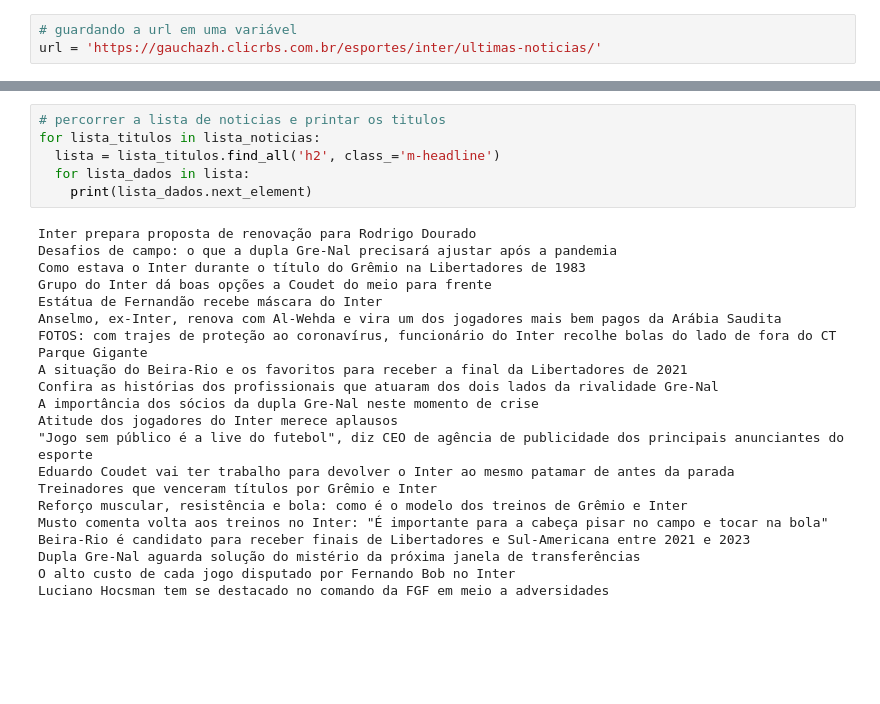
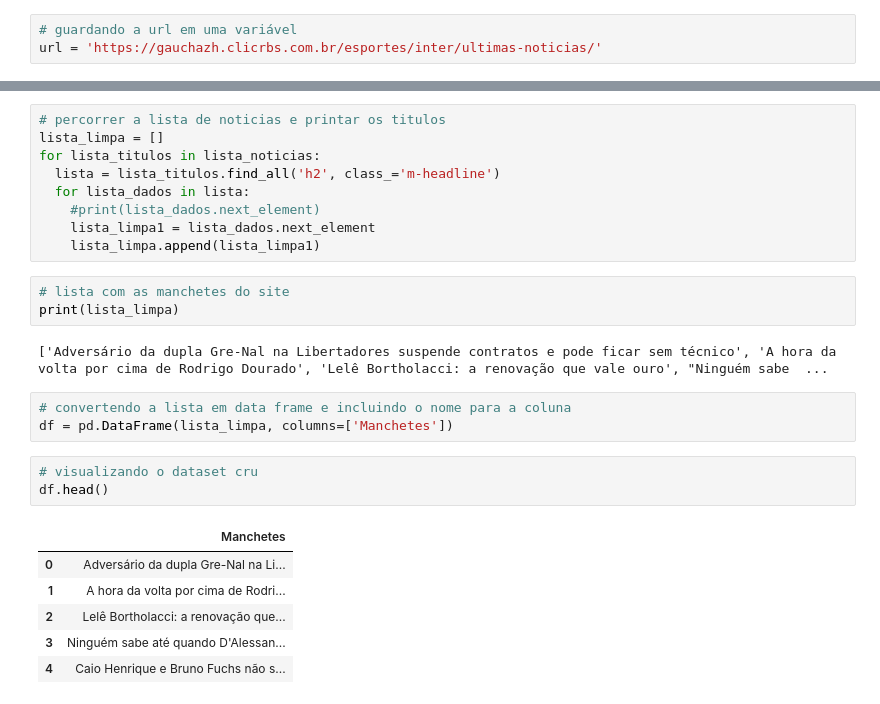
Before and after one commit to diegovalensuela/Experimetos, a Jupyter notebook: Web_Scraping_Colorado_ZH.ipynb, the cells around one changed output, grey strips where cells are left out. Cells and saved outputs as stored; diff of their text form; blank space fills up the shorter version.

```diff
--- a/Web_Scraping_Colorado_ZH.ipynb
+++ b/Web_Scraping_Colorado_ZH.ipynb
@@ -23,27 +28,27 @@ print(lista_noticias)
 # %%
 # percorrer a lista de noticias e printar os titulos
+lista_limpa = []
 for lista_titulos in lista_noticias:
   lista = lista_titulos.find_all('h2', class_='m-headline')
   for lista_dados in lista:
-    print(lista_dados.next_element)
+    #print(lista_dados.next_element)
+    lista_limpa1 = lista_dados.next_element
+    lista_limpa.append(lista_limpa1)
-# %% [output]
-Inter prepara proposta de renovação para Rodrigo Dourado
-Desafios de campo: o que a dupla Gre-Nal precisará ajustar após a pandemia
-Como estava o Inter durante o título do Grêmio na Libertadores de 1983
-Grupo do Inter dá boas opções a Coudet do meio para frente
-Estátua de Fernandão recebe máscara do Inter
-Anselmo, ex-Inter, renova com Al-Wehda e vira um dos jogadores mais bem pagos da Arábia Saudita
-FOTOS: com trajes de proteção ao coronavírus, funcionário do Inter recolhe bolas do lado de fora do CT Parque Gigante
-A situação do Beira-Rio e os favoritos para receber a final da Libertadores de 2021
-Confira as histórias dos profissionais que atuaram dos dois lados da rivalidade Gre-Nal
-A importância dos sócios da dupla Gre-Nal neste momento de crise
-Atitude dos jogadores do Inter merece aplausos
-"Jogo sem público é a live do futebol", diz CEO de agência de publicidade dos principais anunciantes do esporte
-Eduardo Coudet vai ter trabalho para devolver o Inter ao mesmo patamar de antes da parada
-Treinadores que venceram títulos por Grêmio e Inter
-Reforço muscular, resistência e bola: como é o modelo dos treinos de Grêmio e Inter
-Musto comenta volta aos treinos no Inter: "É importante para a cabeça pisar no campo e tocar na bola"
-Beira-Rio é candidato para receber finais de Libertadores e Sul-Americana entre 2021 e 2023
-Dupla Gre-Nal aguarda solução do mistério da próxima janela de transferências
-O alto custo de cada jogo disputado por Fernando Bob no Inter
-Luciano Hocsman tem se destacado no comando da FGF em meio a adversidades
+# %%
+# lista com as manchetes do site
+print(lista_limpa)
+# %% [output]
+['Adversário da dupla Gre-Nal na Libertadores suspende contratos e pode ficar sem técnico', 'A hora da volta por cima de Rodrigo Dourado', 'Lelê Bortholacci: a renovação que vale ouro', "Ninguém sabe  ...
+# %%
+# convertendo a lista em data frame e incluindo o nome para a coluna
+df = pd.DataFrame(lista_limpa, columns=['Manchetes'])
+# %%
+# visualizando o dataset cru
+df.head()
+# %% [output]
+|  | Manchetes |
+| 0 | Adversário da dupla Gre-Nal na Li... |
+| 1 | A hora da volta por cima de Rodri... |
+| 2 | Lelê Bortholacci: a renovação que... |
+| 3 | Ninguém sabe até quando D'Alessan... |
+| 4 | Caio Henrique e Bruno Fuchs não s... |
```
Also changed, not shown: parts of 6 cells of this notebook.
